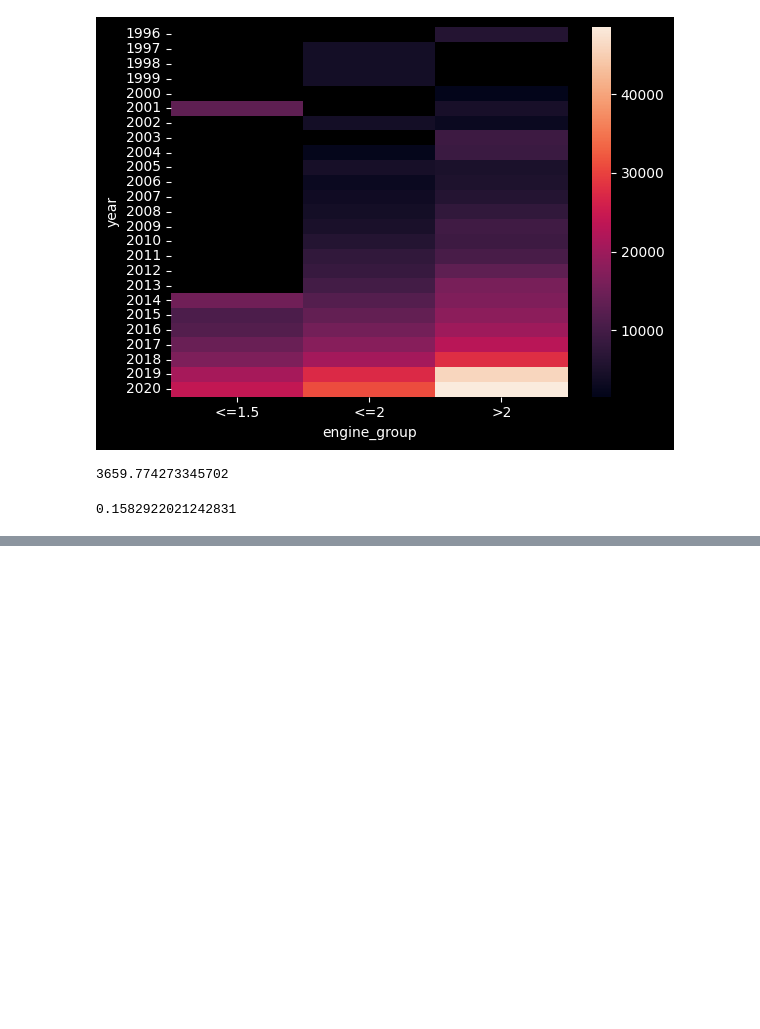
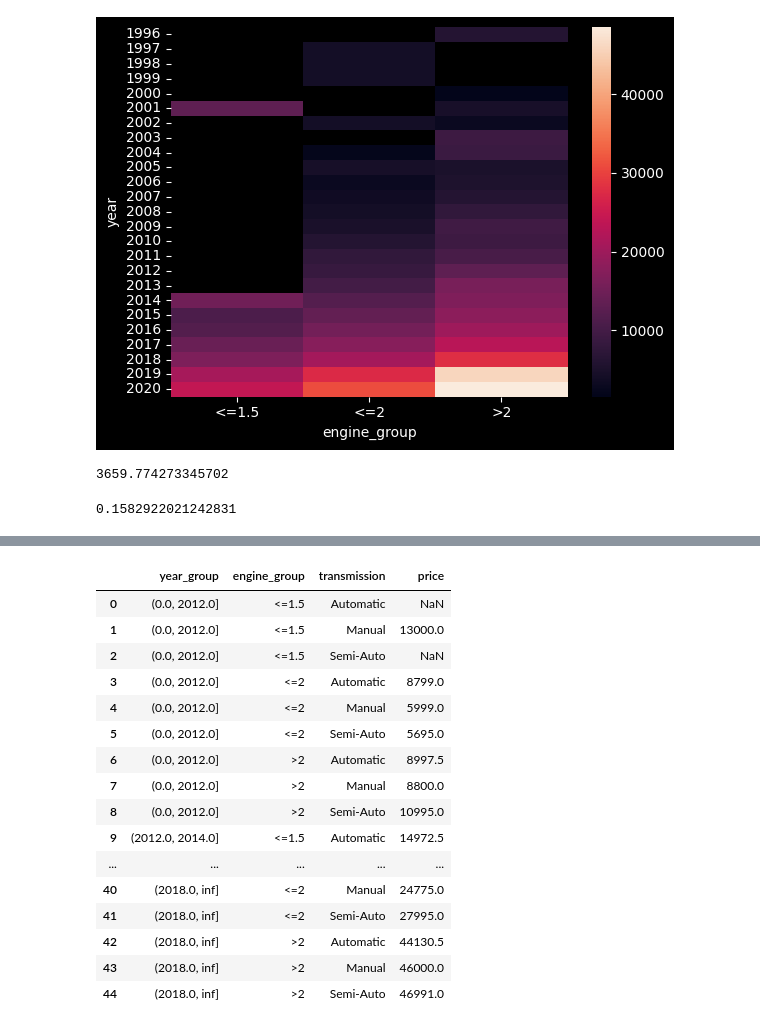
Before and after one commit to oyarygin-mk/Data-Science, a Jupyter notebook: 03-human-learning.ipynb, the cells around one changed output, grey strips where cells are left out. Saved outputs shown, nothing was run; the diff lists cells and outputs as text; code cells hidden in the pictures; blank space fills up the shorter version.

```diff
--- a/03-human-learning.ipynb
+++ b/03-human-learning.ipynb
@@ -539,0 +693,4 @@ mean_absolute_percentage_error(train["price"], train["price_pred_year_engine_med
+# %%
+train = train.drop(["price_year_engine_group_median_y", "price_year_engine_group_median_x"], axis=1)
+# %%
+train = train.merge(model_year_engine_group_median, how="left", on=["year_group", "engine_group"])
@@ -539,0 +747,5 @@ mean_absolute_percentage_error(train["price"], train["price_pred_year_engine_med
+# %%
+model_year_engine_trn_group_median = (train.groupby(["year_group",
+                                                     "engine_group",
+                                                     "transmission"])
+                                                    ["price"].median().reset_index())
@@ -539,0 +755,20 @@ mean_absolute_percentage_error(train["price"], train["price_pred_year_engine_med
+# %%
+model_year_engine_trn_group_median
+# %% [output]
+|  | year_group | engine_group | transmission | price |
+| 0 | (0.0, 2012.0] | <=1.5 | Automatic | NaN |
+| 1 | (0.0, 2012.0] | <=1.5 | Manual | 13000.0 |
+| 2 | (0.0, 2012.0] | <=1.5 | Semi-Auto | NaN |
+| 3 | (0.0, 2012.0] | <=2 | Automatic | 8799.0 |
+| 4 | (0.0, 2012.0] | <=2 | Manual | 5999.0 |
+| 5 | (0.0, 2012.0] | <=2 | Semi-Auto | 5695.0 |
+| 6 | (0.0, 2012.0] | >2 | Automatic | 8997.5 |
+| 7 | (0.0, 2012.0] | >2 | Manual | 8800.0 |
+| 8 | (0.0, 2012.0] | >2 | Semi-Auto | 10995.0 |
+| 9 | (2012.0, 2014.0] | <=1.5 | Automatic | 14972.5 |
+| ... | ... | ... | ... | ... |
+| 40 | (2018.0, inf] | <=2 | Manual | 24775.0 |
+| 41 | (2018.0, inf] | <=2 | Semi-Auto | 27995.0 |
+| 42 | (2018.0, inf] | >2 | Automatic | 44130.5 |
+| 43 | (2018.0, inf] | >2 | Manual | 46000.0 |
+| 44 | (2018.0, inf] | >2 | Semi-Auto | 46991.0 |
```
Also changed, not shown: parts of 43 cells of this notebook.
